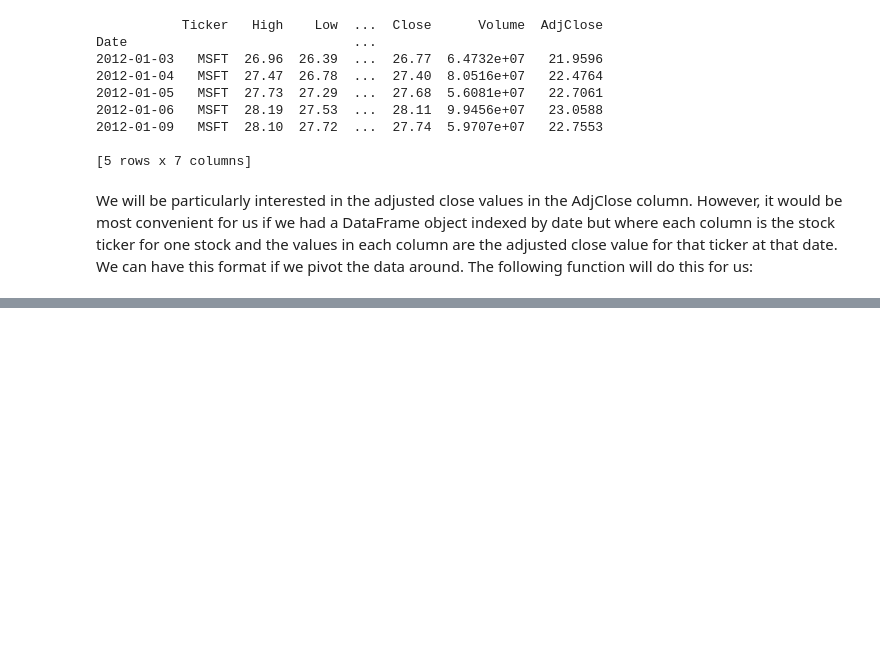
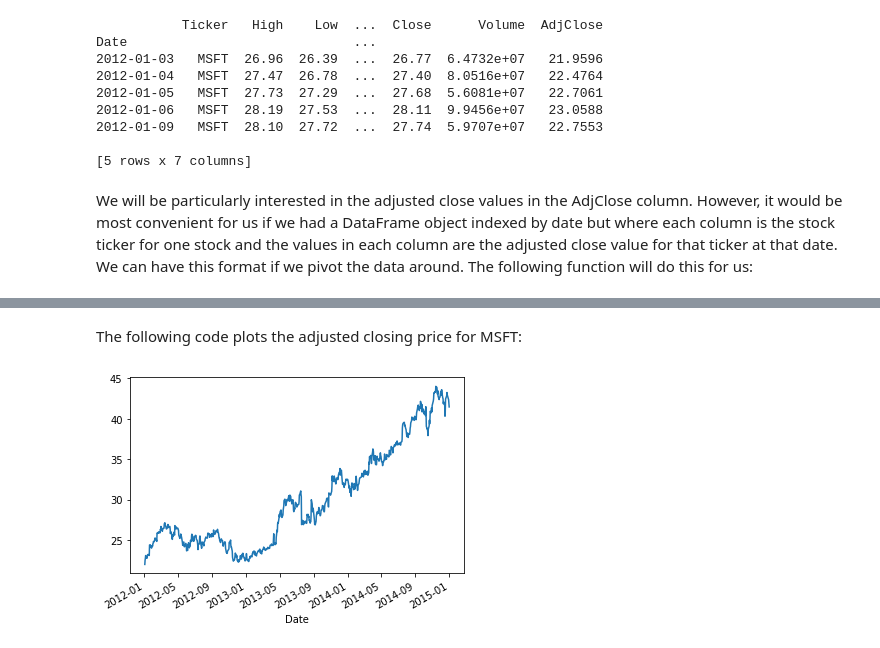
Before and after one commit to apkap83/Pandas_Notes, a Jupyter notebook: Learning_Pandas_Chapter_12 - Applications to Finance.ipynb, the cells around one changed output, grey strips where cells are left out. Saved outputs shown, nothing was run; the diff lists cells and outputs as text; code cells hidden in the pictures; blank space fills up the shorter version.

```diff
--- a/Learning_Pandas_Chapter_12 - Applications to Finance.ipynb
+++ b/Learning_Pandas_Chapter_12 - Applications to Finance.ipynb
@@ -133,0 +188,7 @@ the data around. The following function will do this for us:
+# %% [markdown]
+The following code plots the adjusted closing price for MSFT:
+# %%
+# plot the closing prices of MSFT
+close_px['MSFT'].plot();
+# %% [output]
+[figure, added]
```
Also changed, not shown: parts of 17 cells of this notebook, 25 other files.
